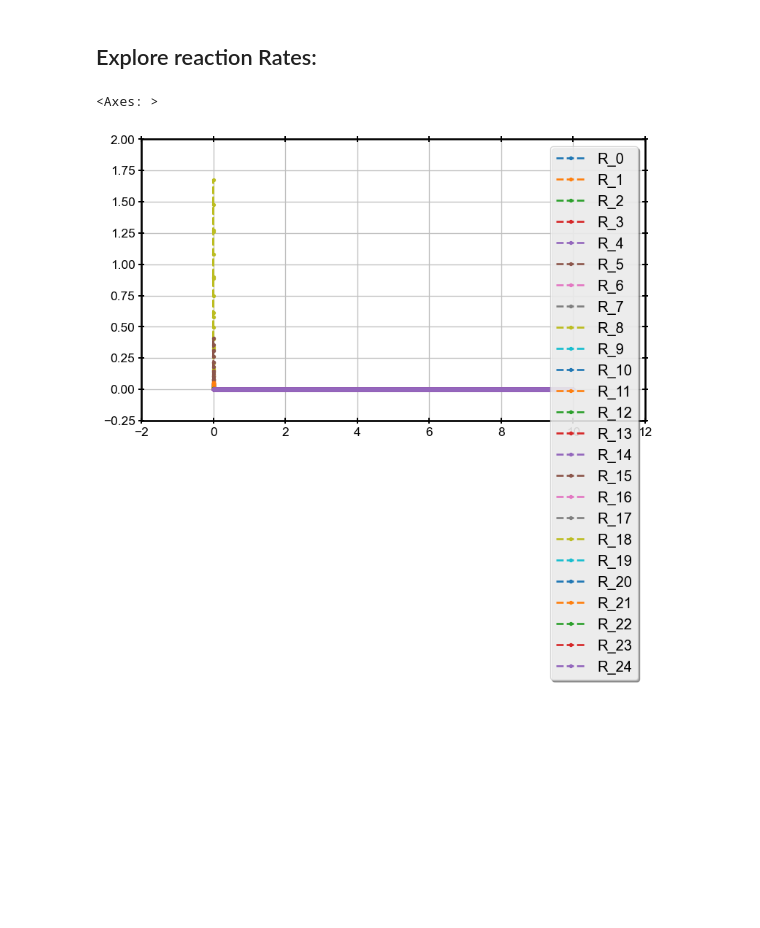
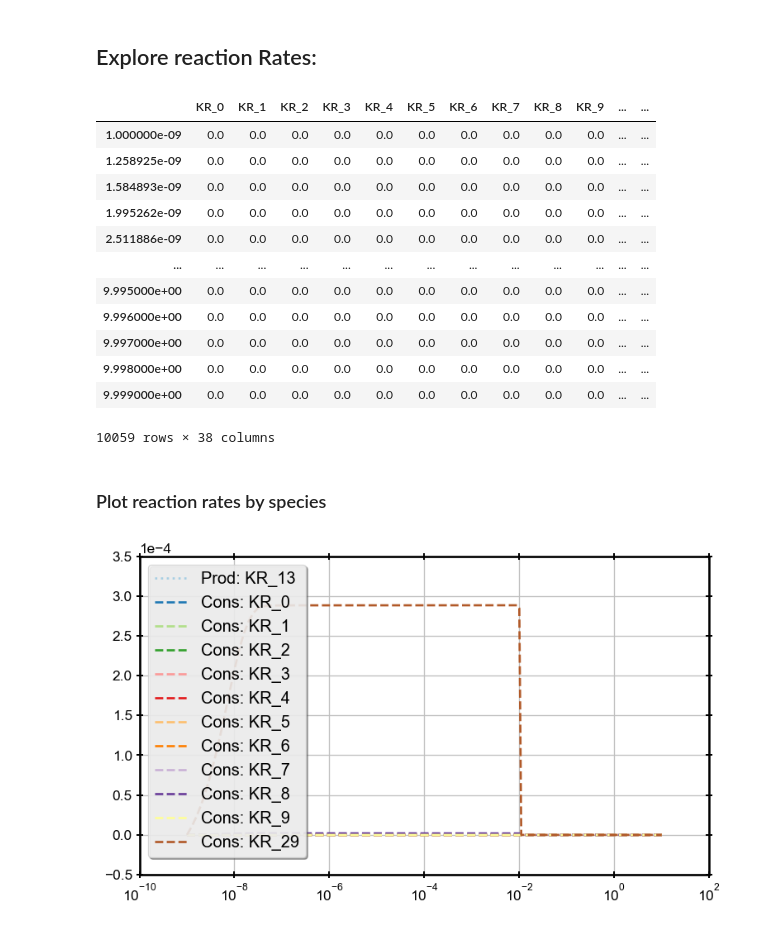
Before and after one commit to rtonneau/radiopyo, a Jupyter notebook: jupytest/water_radiolysis.ipynb, the cells around one changed output. Saved outputs shown, nothing was run; the diff lists cells and outputs as text; code cells hidden in the pictures; blank space fills up the shorter version.

```diff
--- a/jupytest/water_radiolysis.ipynb
+++ b/jupytest/water_radiolysis.ipynb
@@ -193,9 +138,33 @@ for (label, sp) in zip(env.species_labels(), res):
 # %% [markdown]
 ## Explore reaction Rates:
 # %%
-df = reconstruct_Ri_from_res(sim_t, res, env, ab_mat, ki_mat, Gi_mat, beam, Enzi)
+df = reconstruct_KRi_from_res(sim_t, res, env, ab_mat, ki_mat, Gi_mat, beam, Enzi)
 # %%
-df.plot()
+df
 # %% [output]
+|  | KR_0 | KR_1 | KR_2 | KR_3 | KR_4 | KR_5 | KR_6 | KR_7 | KR_8 | KR_9 | ... | ... |
+| 1.000000e-09 | 0.0 | 0.0 | 0.0 | 0.0 | 0.0 | 0.0 | 0.0 | 0.0 | 0.0 | 0.0 | ... | ... |
+| 1.258925e-09 | 0.0 | 0.0 | 0.0 | 0.0 | 0.0 | 0.0 | 0.0 | 0.0 | 0.0 | 0.0 | ... | ... |
+| 1.584893e-09 | 0.0 | 0.0 | 0.0 | 0.0 | 0.0 | 0.0 | 0.0 | 0.0 | 0.0 | 0.0 | ... | ... |
+| 1.995262e-09 | 0.0 | 0.0 | 0.0 | 0.0 | 0.0 | 0.0 | 0.0 | 0.0 | 0.0 | 0.0 | ... | ... |
+| 2.511886e-09 | 0.0 | 0.0 | 0.0 | 0.0 | 0.0 | 0.0 | 0.0 | 0.0 | 0.0 | 0.0 | ... | ... |
+| ... | ... | ... | ... | ... | ... | ... | ... | ... | ... | ... | ... | ... |
+| 9.995000e+00 | 0.0 | 0.0 | 0.0 | 0.0 | 0.0 | 0.0 | 0.0 | 0.0 | 0.0 | 0.0 | ... | ... |
+| 9.996000e+00 | 0.0 | 0.0 | 0.0 | 0.0 | 0.0 | 0.0 | 0.0 | 0.0 | 0.0 | 0.0 | ... | ... |
+| 9.997000e+00 | 0.0 | 0.0 | 0.0 | 0.0 | 0.0 | 0.0 | 0.0 | 0.0 | 0.0 | 0.0 | ... | ... |
+| 9.998000e+00 | 0.0 | 0.0 | 0.0 | 0.0 | 0.0 | 0.0 | 0.0 | 0.0 | 0.0 | 0.0 | ... | ... |
+| 9.999000e+00 | 0.0 | 0.0 | 0.0 | 0.0 | 0.0 | 0.0 | 0.0 | 0.0 | 0.0 | 0.0 | ... | ... |
-<Axes: >
+10059 rows × 38 columns
-[figure, removed]
+# %% [markdown]
+### Plot reaction rates by species
+# %%
+species = "e_aq"
+fig_man.set_brewer_map("Paired", "qualitative", 12)
+with fig_man.open(f"reaction rates with {species}") as (fig, ax):
+    for reaction in env.kreactions_involving_product(species):
+        ax.semilogx(df.index, df[reaction.as_label()], label=f"Prod: {reaction.as_label()}", marker="", linestyle=":")
+    for reaction in env.kreactions_involving_reactant(species):
+        ax.semilogx(df.index, df[reaction.as_label()], label=f"Cons: {reaction.as_label()}", marker="", linestyle="--")
+    ax.legend()
+# %% [output]
+[figure, added]
```
Also changed, not shown: parts of 31 cells of this notebook, 11 other files.
